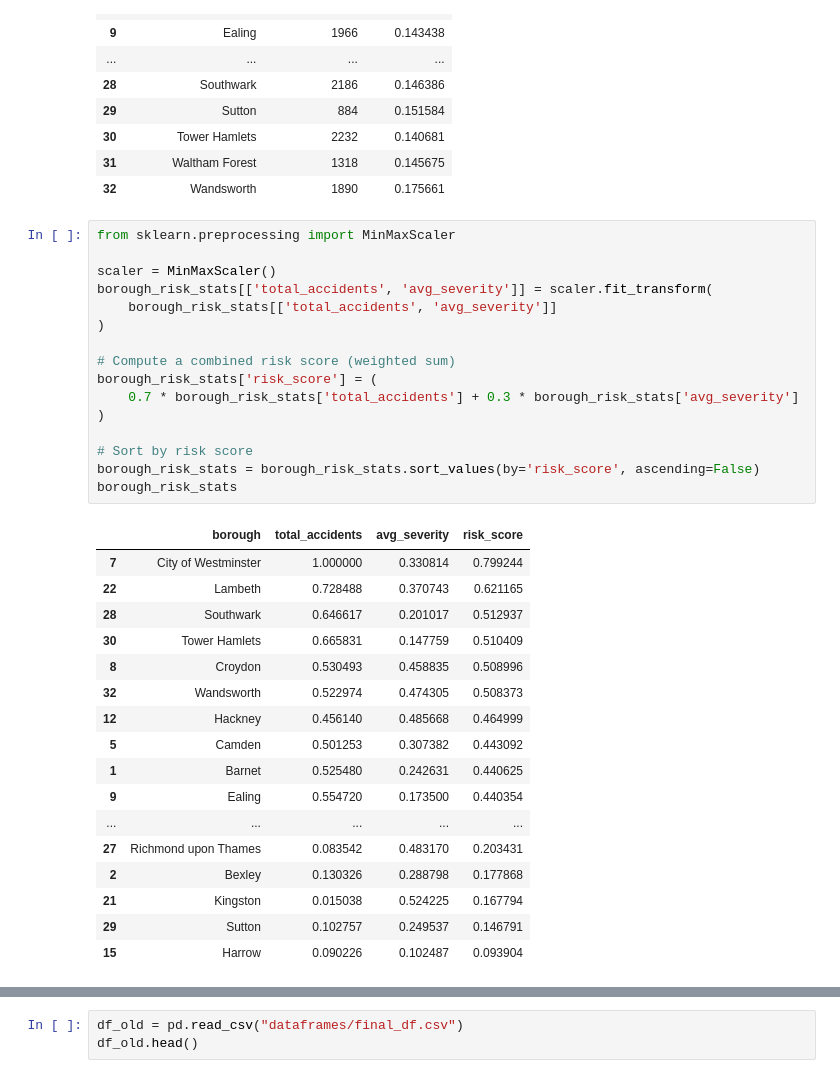
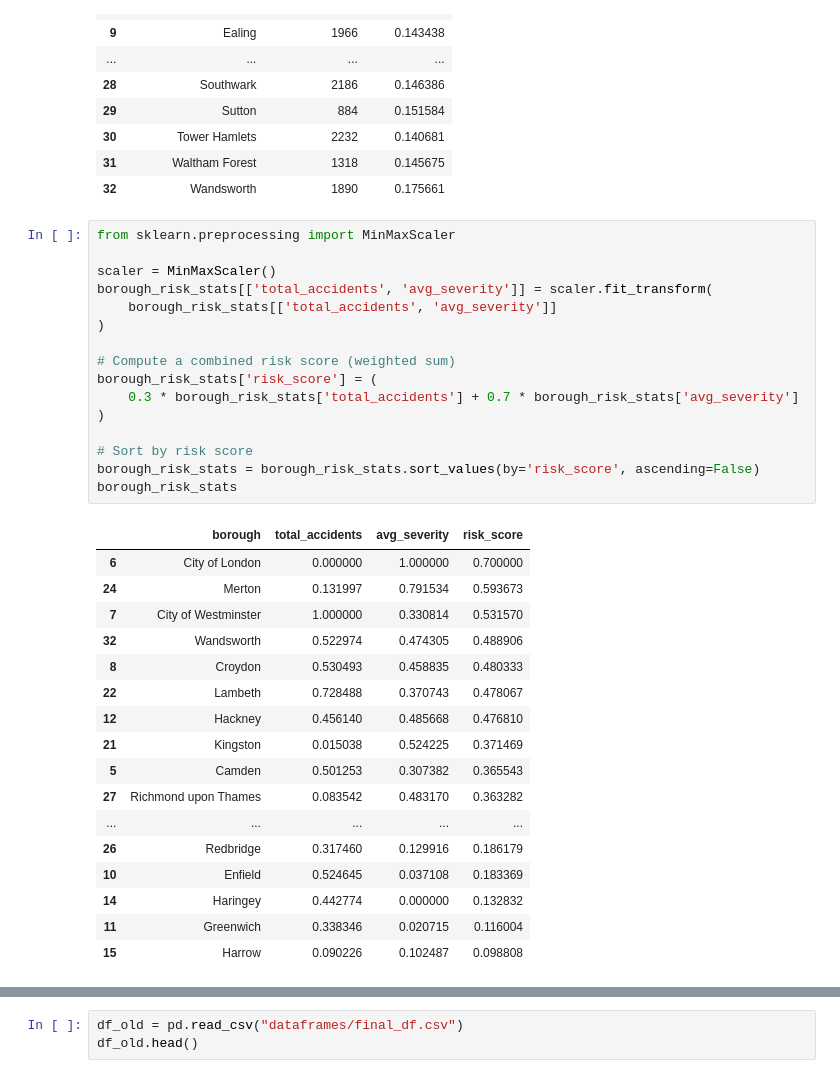
Before and after one commit to asalazar18s/TfL-accidents-dataset-analysis, a Jupyter notebook: Final/risk_level.ipynb, the cells around one changed output, grey strips where cells are left out. Drawn from its saved outputs; the diff is of its cells as text.

```diff
--- a/Final/risk_level.ipynb
+++ b/Final/risk_level.ipynb
@@ -61,37 +61,37 @@ borough_risk_stats
 # %%
 from sklearn.preprocessing import MinMaxScaler
 
 scaler = MinMaxScaler()
 borough_risk_stats[['total_accidents', 'avg_severity']] = scaler.fit_transform(
     borough_risk_stats[['total_accidents', 'avg_severity']]
 )
 
 # Compute a combined risk score (weighted sum)
 borough_risk_stats['risk_score'] = (
-    0.7 * borough_risk_stats['total_accidents'] + 0.3 * borough_risk_stats['avg_severity']
+    0.3 * borough_risk_stats['total_accidents'] + 0.7 * borough_risk_stats['avg_severity']
 )
 
 # Sort by risk score
 borough_risk_stats = borough_risk_stats.sort_values(by='risk_score', ascending=False)
 borough_risk_stats
 # %% [output]
 |  | borough | total_accidents | avg_severity | risk_score |
-| 7 | City of Westminster | 1.000000 | 0.330814 | 0.799244 |
-| 22 | Lambeth | 0.728488 | 0.370743 | 0.621165 |
-| 28 | Southwark | 0.646617 | 0.201017 | 0.512937 |
-| 30 | Tower Hamlets | 0.665831 | 0.147759 | 0.510409 |
-| 8 | Croydon | 0.530493 | 0.458835 | 0.508996 |
-| 32 | Wandsworth | 0.522974 | 0.474305 | 0.508373 |
-| 12 | Hackney | 0.456140 | 0.485668 | 0.464999 |
-| 5 | Camden | 0.501253 | 0.307382 | 0.443092 |
-| 1 | Barnet | 0.525480 | 0.242631 | 0.440625 |
-| 9 | Ealing | 0.554720 | 0.173500 | 0.440354 |
+| 6 | City of London | 0.000000 | 1.000000 | 0.700000 |
+| 24 | Merton | 0.131997 | 0.791534 | 0.593673 |
+| 7 | City of Westminster | 1.000000 | 0.330814 | 0.531570 |
+| 32 | Wandsworth | 0.522974 | 0.474305 | 0.488906 |
+| 8 | Croydon | 0.530493 | 0.458835 | 0.480333 |
+| 22 | Lambeth | 0.728488 | 0.370743 | 0.478067 |
+| 12 | Hackney | 0.456140 | 0.485668 | 0.476810 |
+| 21 | Kingston | 0.015038 | 0.524225 | 0.371469 |
+| 5 | Camden | 0.501253 | 0.307382 | 0.365543 |
+| 27 | Richmond upon Thames | 0.083542 | 0.483170 | 0.363282 |
 | ... | ... | ... | ... | ... |
-| 27 | Richmond upon Thames | 0.083542 | 0.483170 | 0.203431 |
-| 2 | Bexley | 0.130326 | 0.288798 | 0.177868 |
-| 21 | Kingston | 0.015038 | 0.524225 | 0.167794 |
-| 29 | Sutton | 0.102757 | 0.249537 | 0.146791 |
-| 15 | Harrow | 0.090226 | 0.102487 | 0.093904 |
+| 26 | Redbridge | 0.317460 | 0.129916 | 0.186179 |
+| 10 | Enfield | 0.524645 | 0.037108 | 0.183369 |
+| 14 | Haringey | 0.442774 | 0.000000 | 0.132832 |
+| 11 | Greenwich | 0.338346 | 0.020715 | 0.116004 |
+| 15 | Harrow | 0.090226 | 0.102487 | 0.098808 |
 # %%
 # Define risk categories
 borough_risk_stats['risk_level'] = pd.qcut(
```
Also changed, not shown: parts of 3 cells of this notebook, 1 other file.
